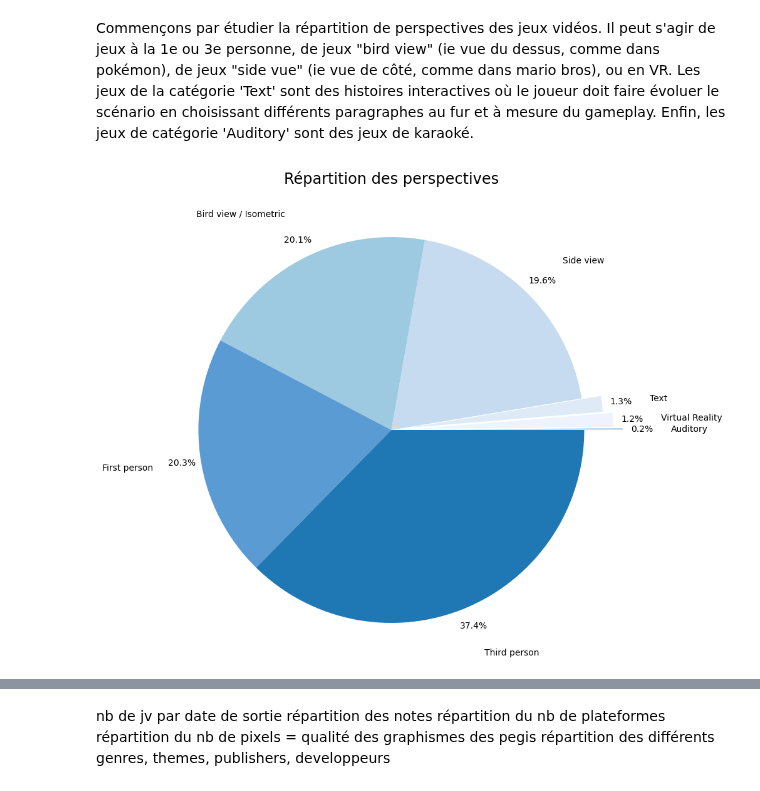
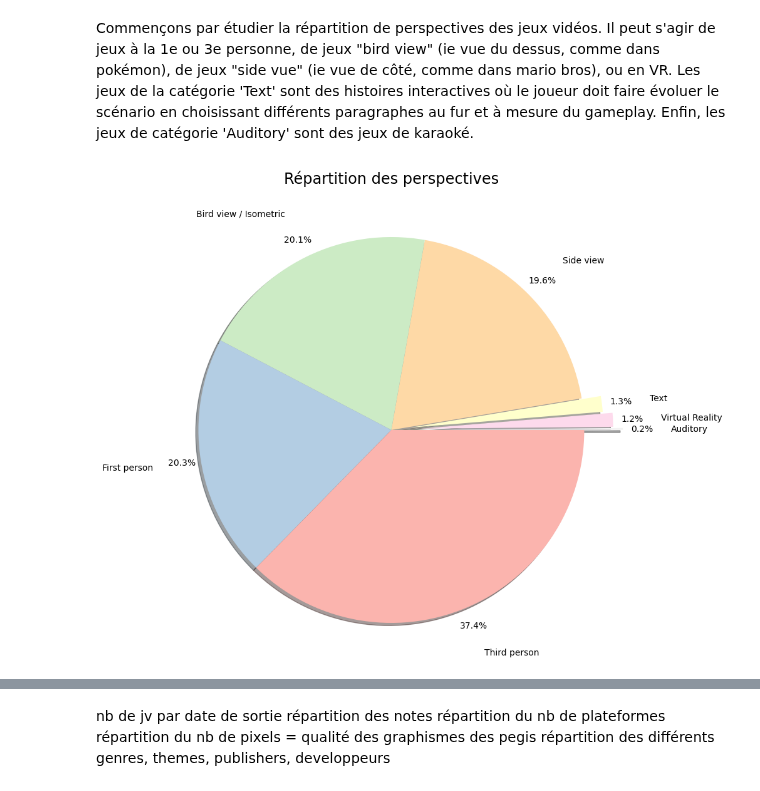
Before and after one commit to PyTomSss/PythonProjects, a Jupyter notebook: Project_Notebook.ipynb, the cells around one changed output, grey strips where cells are left out. Saved outputs shown, nothing was run; the diff lists cells and outputs as text; code cells hidden in the pictures.

```diff
--- a/Project_Notebook.ipynb
+++ b/Project_Notebook.ipynb
@@ -917,14 +915,17 @@ Enfin, les jeux de catégorie 'Auditory' sont des jeux de karaoké.
 # %%
 colonnes_cam = ['Auditory', 'Bird view / Isometric', 'First person', 'Side view', 'Text', 'Third person', 'Virtual Reality']
 df_cam = DF[colonnes_cam].sum().sort_values()
 myexplode = [0.4, 0.3, 0.2, 0,0,0,0]
 dégradé7 = ['#bdd7e7','#eff3ff','#deebf7','#c6dbef','#9ecae1', '#5a9bd4','#1f78b4' ]
 
+colors = plt.cm.Pastel1_r(np.linspace(0, 1, len(df_cam)))
+
 plt.figure(figsize=(5,5))
-plt.pie(df_cam, labels=df_cam.index, explode=myexplode,autopct='%1.1f%%', startangle=0,pctdistance=1.1, labeldistance=1.25, colors=dégradé7, radius=2)
+plt.pie(df_cam, labels=df_cam.index, explode=myexplode,autopct='%1.1f%%',startangle=0,pctdistance=1.1,
+        labeldistance=1.25, colors=colors, radius=2, shadow=True)
 
 
 plt.title('Répartition des perspectives', y=1.5,fontsize= 'xx-large')
 plt.show()
 # %% [output]
-[figure, old version]
+[figure, new version]
```
Also changed, not shown: parts of 10 cells of this notebook.
